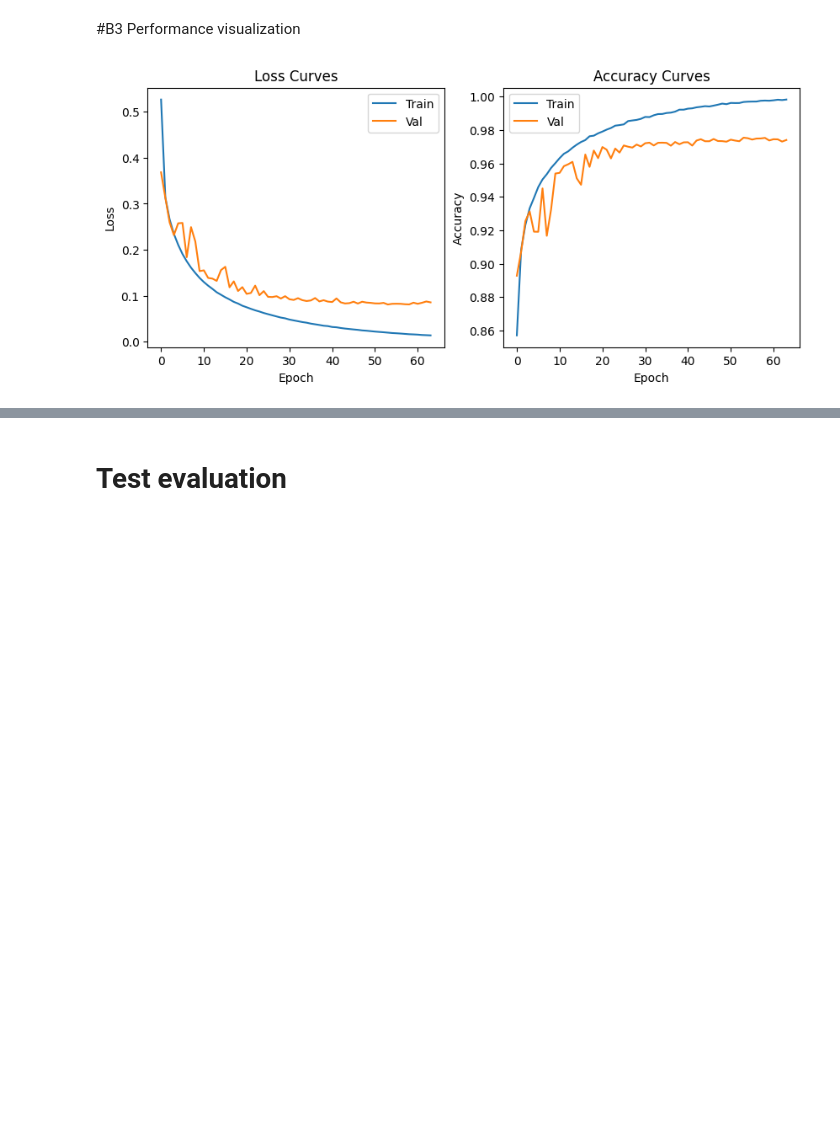
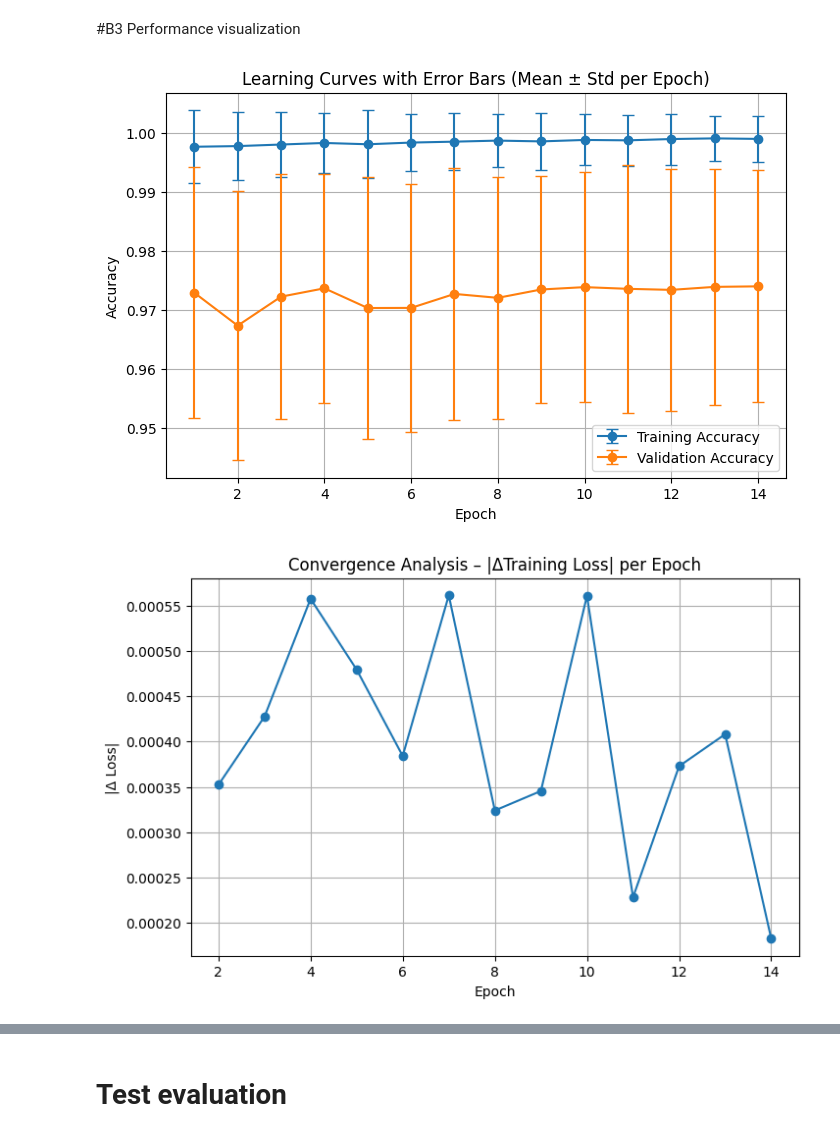
Before and after one commit to Mohammed-Hatem/mnist-linear-and-deep, a Jupyter notebook: ML_Assignment_2.ipynb, the cells around one changed output, grey strips where cells are left out. Saved outputs shown, nothing was run; the diff lists cells and outputs as text; code cells hidden in the pictures; blank space fills up the shorter version.

```diff
--- a/ML_Assignment_2.ipynb
+++ b/ML_Assignment_2.ipynb
@@ -61,7 +319,7 @@ import torch.optim as optim
 
 
 class Model(nn.Module):
-  def __init__(self, inp_size = (28*28), h1 = 256, h2=128,classes = 10):
+  def __init__(self, inp_size = (28*28), h1 = 200, h2=50,classes = 10):
     super(Model, self).__init__()
     self.fc1 = nn.Linear(inp_size, h1)
     self.fc2 = nn.Linear(h1, h2)
@@ -186,17 +482,54 @@ Early stopping at epoch 64
 # %% [markdown]
 #B3 Performance visualization
-# %%
-import matplotlib.pyplot as plt
-plt.figure(figsize=(10,4))
-plt.subplot(1,2,1)
-plt.plot(train_losses, label="Train")
-plt.plot(val_losses, label="Val")
-plt.xlabel("Epoch"); plt.ylabel("Loss"); plt.title("Loss Curves"); plt.legend()
-
-plt.subplot(1,2,2)
-plt.plot(train_accs, label="Train")
-plt.plot(val_accs, label="Val")
-plt.xlabel("Epoch"); plt.ylabel("Accuracy"); plt.title("Accuracy Curves"); plt.legend()
-plt.show()
-# %% [output]
-[figure, removed]
+# %%
+
+import numpy as np
+import matplotlib.pyplot as plt
+
+epochs_range = range(1, len(train_losses) + 1)
+
+
+if 'batch_accs_per_epoch' in globals() and 'val_batch_accs_per_epoch' in globals():
+    train_means = [np.mean(b) for b in batch_accs_per_epoch]
+    train_stds  = [np.std(b)  for b in batch_accs_per_epoch]
+    val_means   = [np.mean(b) for b in val_batch_accs_per_epoch]
+    val_stds    = [np.std(b)  for b in val_batch_accs_per_epoch]
+
+    plt.figure(figsize=(8,5))
+    plt.errorbar(epochs_range, train_means, yerr=train_stds, fmt='-o', capsize=4, label="Training Accuracy")
+    plt.errorbar(epochs_range, val_means,   yerr=val_stds,   fmt='-o', capsize=4, label="Validation Accuracy")
+    plt.title("Learning Curves with Error Bars (Mean ± Std per Epoch)")
+    plt.xlabel("Epoch"); plt.ylabel("Accuracy")
+    plt.legend(); plt.grid(True)
+    plt.show()
+else:
+    print("⚠️ To display error-bar curves, record mini-batch accuracies during training.")
+
+# Convergence Analysis
+loss_diff = np.abs(np.diff(train_losses))
+plt.figure(figsize=(8,5))
+plt.plot(range(2, len(train_losses)+1), loss_diff, marker='o')
+plt.title("Convergence Analysis – |ΔTraining Loss| per Epoch")
+plt.xlabel("Epoch"); plt.ylabel("|Δ Loss|")
+plt.grid(True)
+plt.show()
+
+plt.figure(figsize=(8,5))
+plt.plot(epochs_range, train_losses, 'o-', label="Training Loss")
+plt.plot(epochs_range, val_losses,   'o-', label="Validation Loss")
+plt.title("Training and Validation Loss over Epochs")
+plt.xlabel("Epoch"); plt.ylabel("Loss")
+plt.legend(); plt.grid(True)
+plt.show()
+
+# Training & Validation Accuracy
+plt.figure(figsize=(8,5))
+plt.plot(epochs_range, train_accs, 'o-', label="Training Accuracy")
+plt.plot(epochs_range, val_accs,   'o-', label="Validation Accuracy")
+plt.title("Training and Validation Accuracy over Epochs")
+plt.xlabel("Epoch"); plt.ylabel("Accuracy")
+plt.legend(); plt.grid(True)
+plt.show()
+# %% [output]
+[figure, added]
+[figure, added]
```
Also changed, not shown: parts of 16 cells of this notebook.
